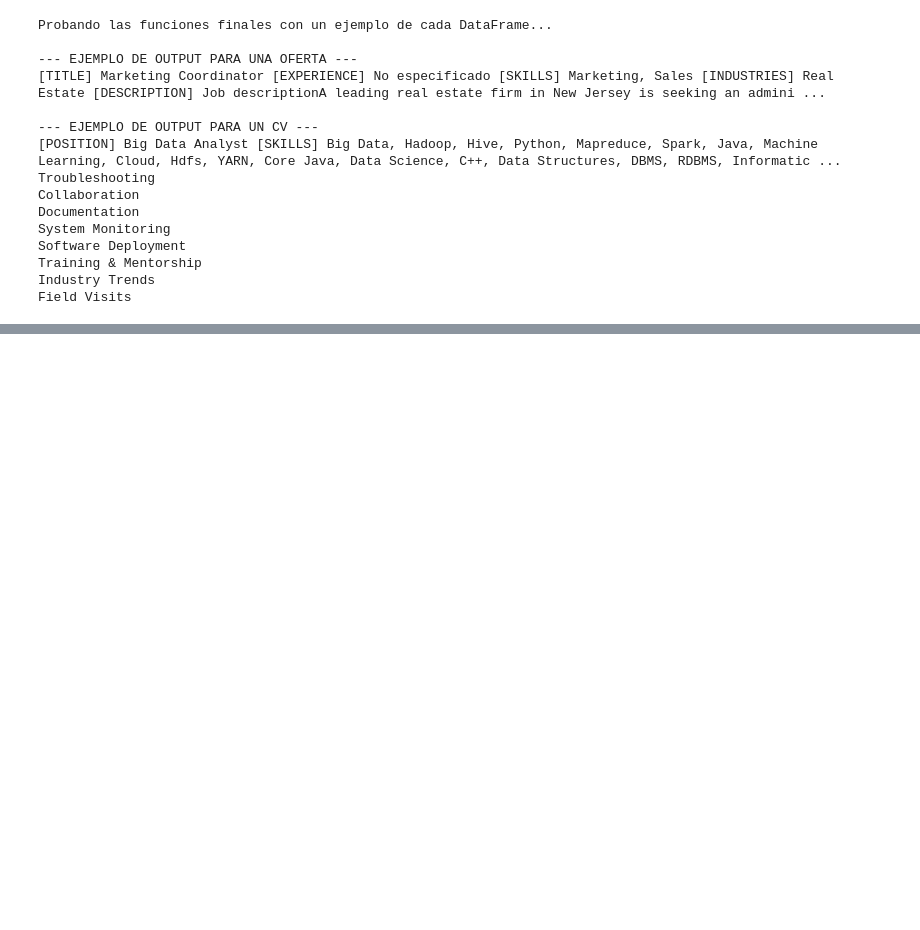
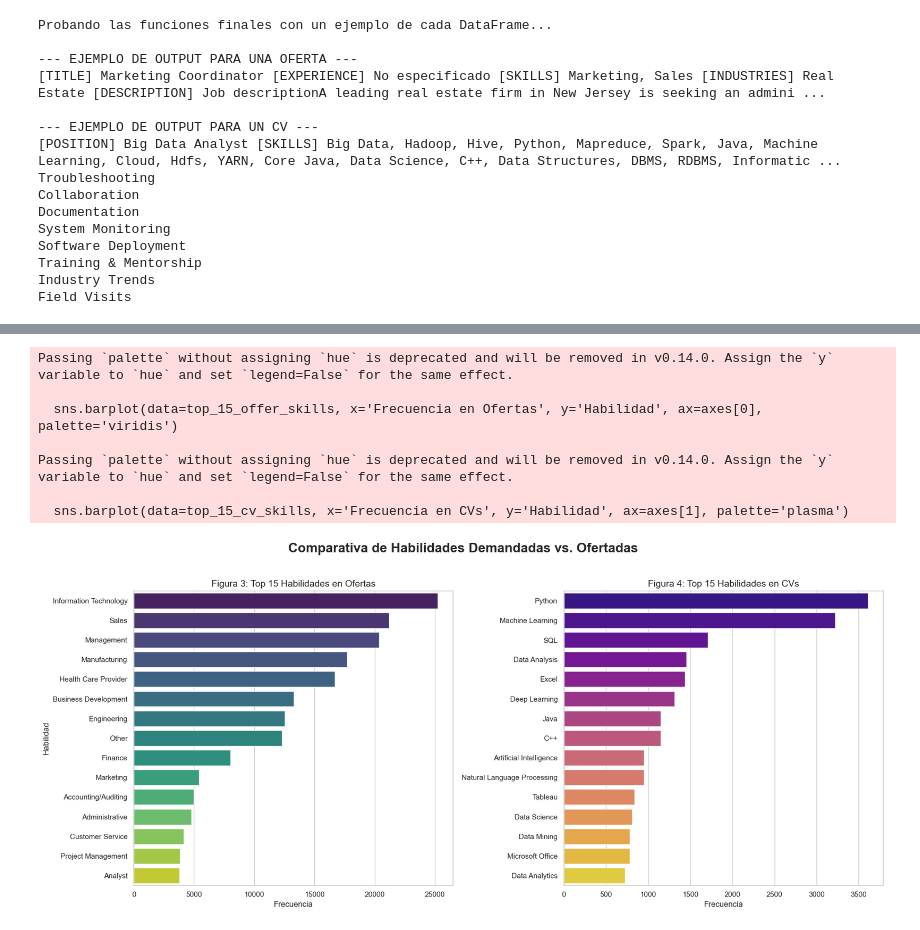
Before and after one commit to almarqu1/TFG, a Jupyter notebook: notebooks/01_eda_preproc.ipynb, the cells around one changed output, grey strips where cells are left out. Saved outputs shown, nothing was run; the diff lists cells and outputs as text; code cells hidden in the pictures; blank space fills up the shorter version.

```diff
--- a/notebooks/01_eda_preproc.ipynb
+++ b/notebooks/01_eda_preproc.ipynb
@@ -292,0 +315,47 @@ Field Visits
+# %%
+try:
+    # Para Ofertas
+    offer_skills = [skill for sublist in offers_processed_df['skills_list'] for skill in sublist]
+    offer_skills_counts = Counter(offer_skills)
+    top_15_offer_skills = pd.DataFrame(offer_skills_counts.most_common(15), columns=['Habilidad', 'Frecuencia en Ofertas'])
+
+    # Para CVs
+    cv_skills_raw = cvs_df['skills'].dropna().apply(parse_string_list)
+    cv_skills = [skill for sublist in cv_skills_raw for skill in sublist]
+    cv_skills_counts = Counter(cv_skills)
+    top_15_cv_skills = pd.DataFrame(cv_skills_counts.most_common(15), columns=['Habilidad', 'Frecuencia en CVs'])
+
+    # Creación de las figuras
+    fig, axes = plt.subplots(1, 2, figsize=(18, 8)) # 1 fila, 2 columnas
+    fig.suptitle('Comparativa de Habilidades Demandadas vs. Ofertadas', fontsize=20, weight='bold')
+
+    # Gráfico 3: Top 15 Habilidades en Ofertas
+    sns.barplot(data=top_15_offer_skills, x='Frecuencia en Ofertas', y='Habilidad', ax=axes[0], palette='viridis')
+    axes[0].set_title('Figura 3: Top 15 Habilidades en Ofertas', fontsize=14)
+    axes[0].set_xlabel('Frecuencia', fontsize=12)
+    axes[0].set_ylabel('Habilidad', fontsize=12)
+
+    # Gráfico 4: Top 15 Habilidades en CVs
+    sns.barplot(data=top_15_cv_skills, x='Frecuencia en CVs', y='Habilidad', ax=axes[1], palette='plasma')
+    axes[1].set_title('Figura 4: Top 15 Habilidades en CVs', fontsize=14)
+    axes[1].set_xlabel('Frecuencia', fontsize=12)
+    axes[1].set_ylabel('')
+
+    plt.tight_layout(rect=[0, 0, 1, 0.96]) # Ajuste para que el supertítulo no se solape
+
+    # Guardar la figura combinada
+    plt.savefig(os.path.join(output_dir, 'fig3_4_skills_comparison.png'), dpi=300, bbox_inches='tight')
+
+    plt.show()
+
+except NameError:
+    print("DataFrames no encontrados. No se pueden generar las Figuras 3 y 4.")
+# %% [output]
+Passing `palette` without assigning `hue` is deprecated and will be removed in v0.14.0. Assign the `y` variable to `hue` and set `legend=False` for the same effect.
+
+  sns.barplot(data=top_15_offer_skills, x='Frecuencia en Ofertas', y='Habilidad', ax=axes[0], palette='viridis')
+
+Passing `palette` without assigning `hue` is deprecated and will be removed in v0.14.0. Assign the `y` variable to `hue` and set `legend=False` for the same effect.
+
+  sns.barplot(data=top_15_cv_skills, x='Frecuencia en CVs', y='Habilidad', ax=axes[1], palette='plasma')
+[figure, added]
```
Also changed, not shown: parts of 6 cells of this notebook, 5 other files.
